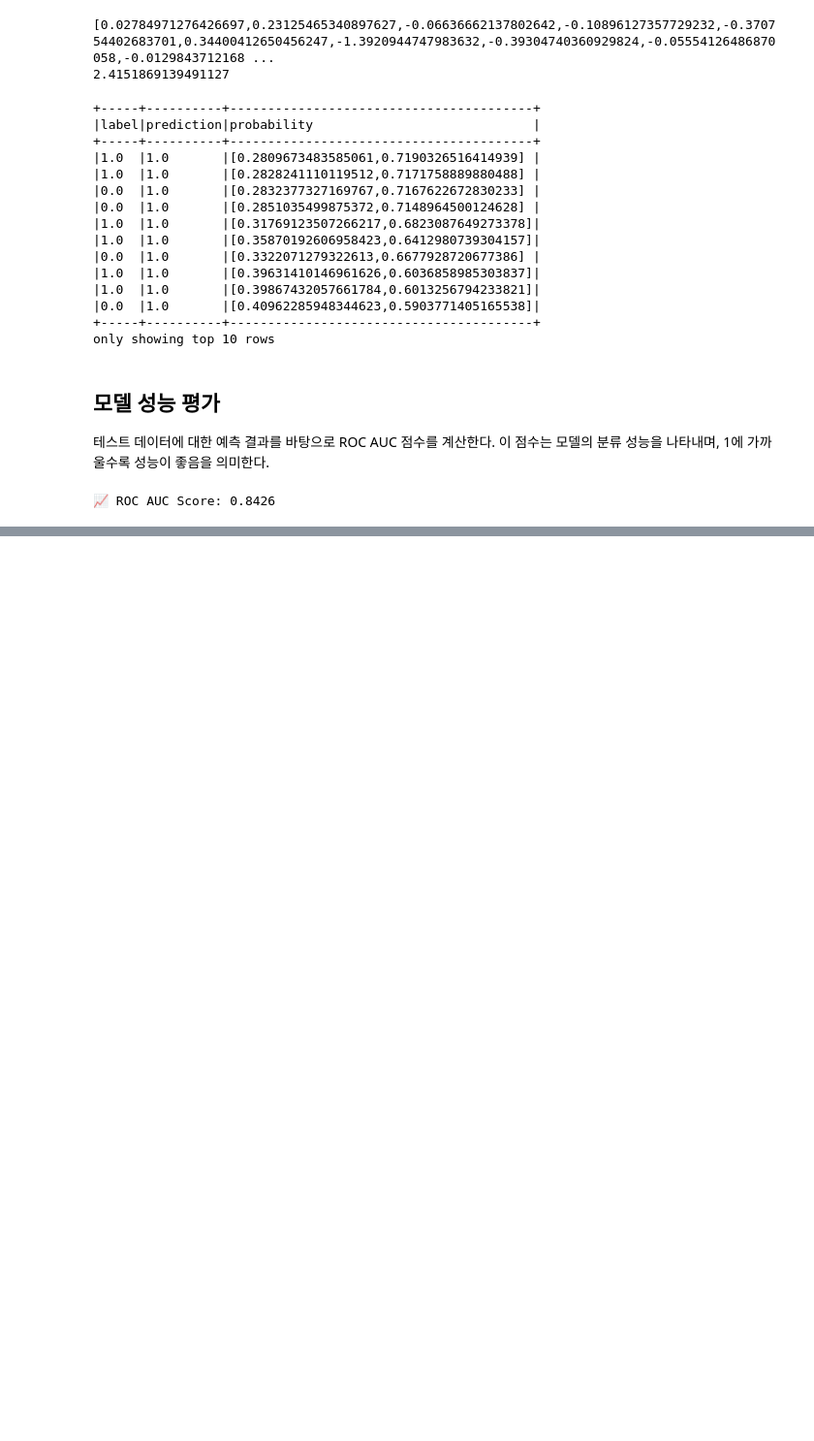
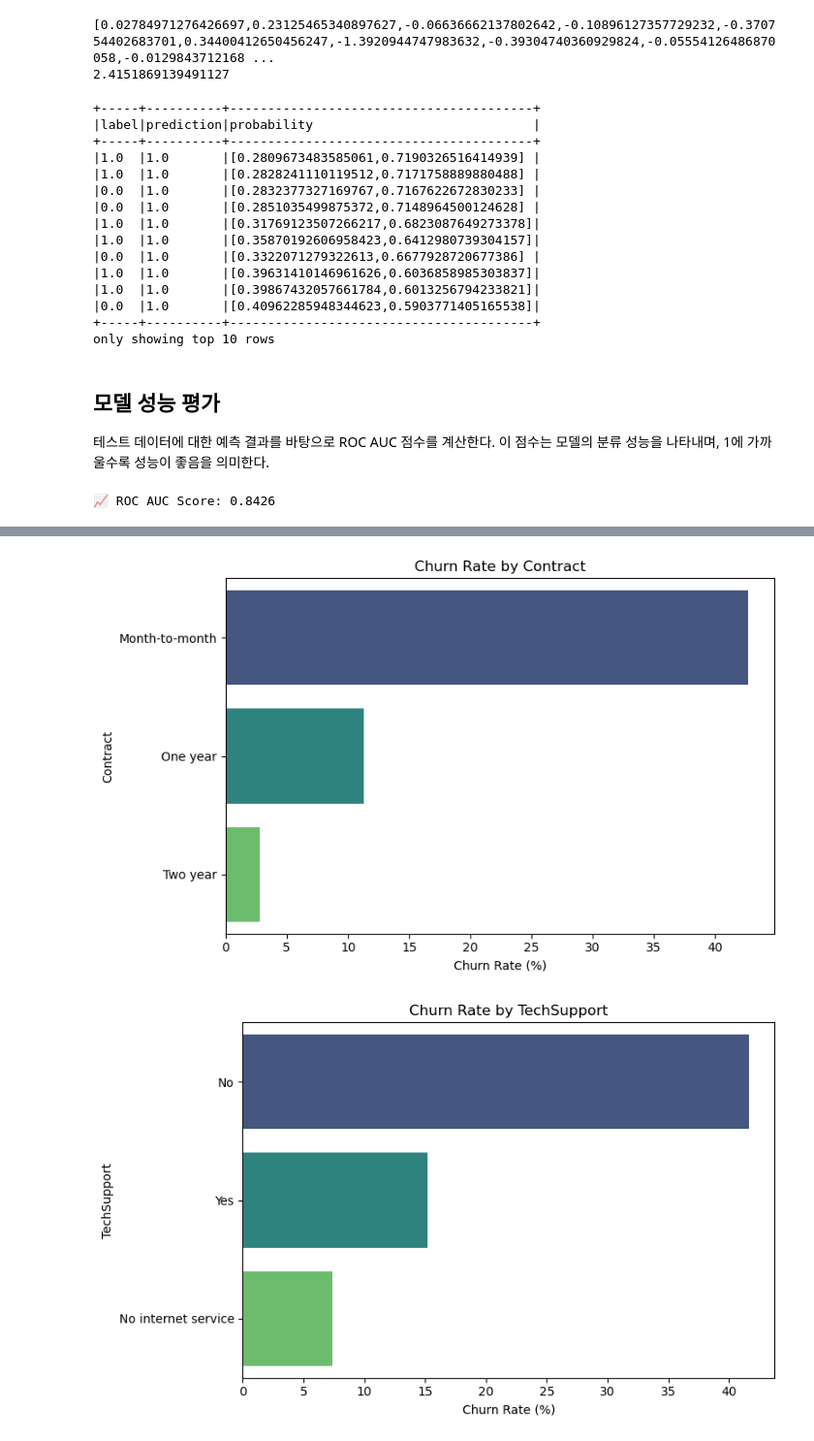
Before and after one commit to eclipse25/spark-world, a Jupyter notebook: projects/churn-prediction/notebooks/EDA.ipynb, the cells around one changed output, grey strips where cells are left out. Shown at 97% size. Cells and saved outputs as stored; diff of their text form; code cells hidden in the pictures; blank space fills up the shorter version.

Commit message:
feat: add churn insights analysis and visual summary to EDA notebook

```diff
--- a/projects/churn-prediction/notebooks/EDA.ipynb
+++ b/projects/churn-prediction/notebooks/EDA.ipynb
@@ -396,0 +439,36 @@ print(f"📈 ROC AUC Score: {auc:.4f}")
+# %%
+import pandas as pd
+import seaborn as sns
+import matplotlib.pyplot as plt
+
+def plot_churn_rate(df, colname):
+    df = df.withColumn("label", when(col("Churn") == "Yes", 1).otherwise(0))
+
+    churn_df = (
+        df.groupBy(colname)
+        .agg(
+            count("*").alias("total"),
+            count(when(col("label") == 1, True)).alias("churned")
+        )
+        .withColumn("churn_rate(%)", round(col("churned") / col("total") * 100, 2))
+        .orderBy("churn_rate(%)", ascending=False)
+    )
+
+    # Pandas 변환
+    pdf = churn_df.toPandas()
+
+    # 시각화
+    plt.figure(figsize=(8, 5))
+    sns.barplot(data=pdf, x="churn_rate(%)", y=colname, hue=colname, palette="viridis")
+    plt.title(f"Churn Rate by {colname}")
+    plt.xlabel("Churn Rate (%)")
+    plt.ylabel(colname)
+    plt.tight_layout()
+    plt.show()
+# %%
+plot_churn_rate(df, "Contract")
+plot_churn_rate(df, "TechSupport")
+plot_churn_rate(df, "PaymentMethod")
+# %% [output]
+[figure, added]
+[figure, added]
```
Also changed, not shown: parts of 6 cells of this notebook.
